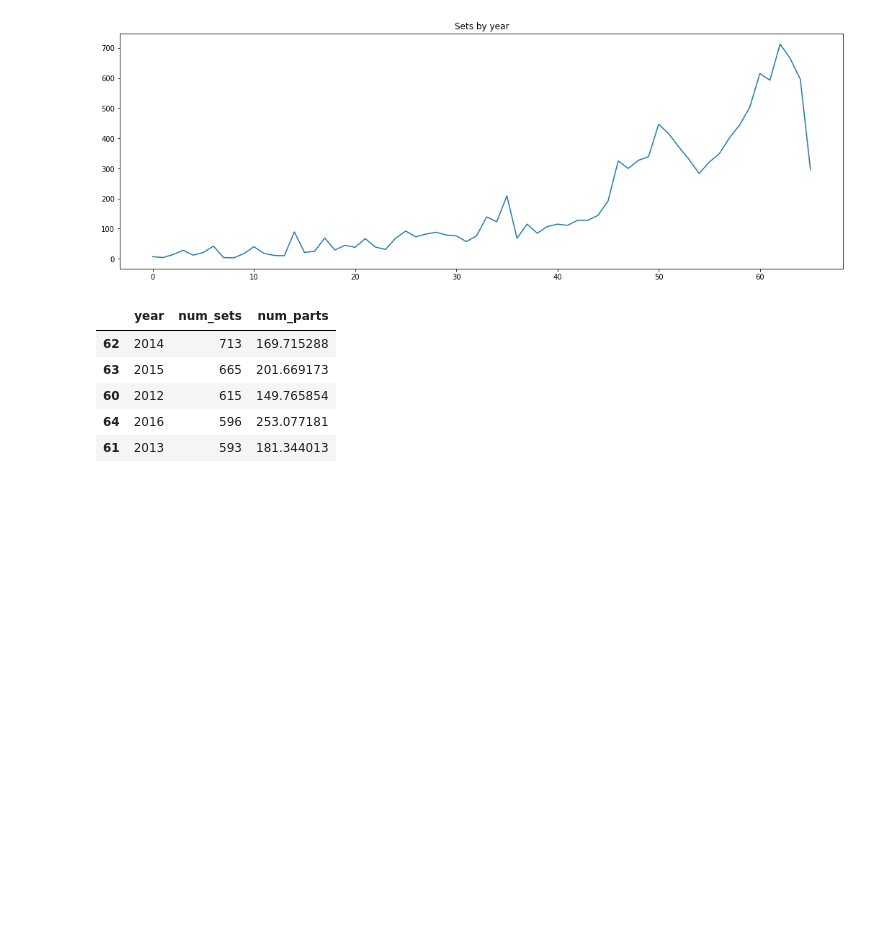
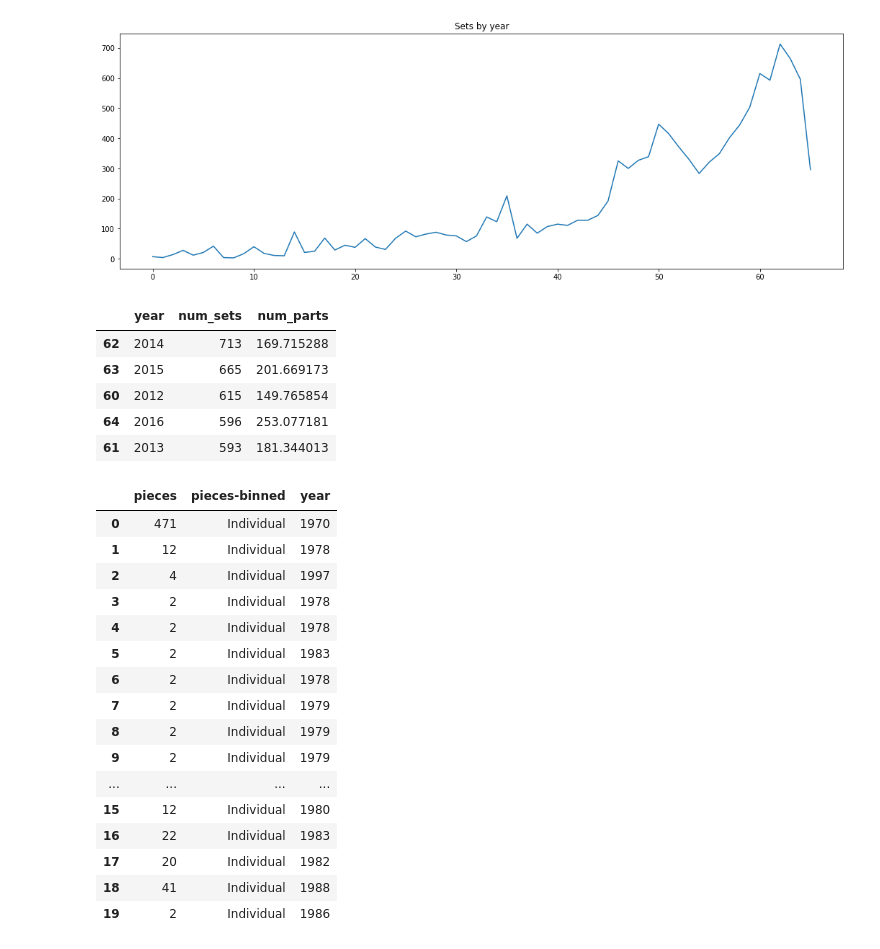
Before and after one commit to RodolfoPerna/portfolio, a Jupyter notebook: Lego_History.ipynb, the cells around one changed output. Cells and saved outputs as stored; diff of their text form; code cells hidden in the pictures; blank space fills up the shorter version.

```diff
--- a/Lego_History.ipynb
+++ b/Lego_History.ipynb
@@ -223,3 +223,26 @@ sets_by_year.merge(parts_by_year, on='year').sort_values(by = 'num_sets', ascend
 | 60 | 2012 | 615 | 149.765854 |
 | 64 | 2016 | 596 | 253.077181 |
 | 61 | 2013 | 593 | 181.344013 |
+# %%
+bins = np.linspace(min(sets["pieces"]), max(sets["pieces"]), 13)
+group_names = ['Individual','Tiny','Micro','Mini','Small', 'Regular','Medium','Large','X-Large', 'Super', 'Awasome', 'OMG']
+sets['pieces-binned'] = pd.cut(sets['pieces'], bins, labels=group_names, include_lowest=True )
+sets[['pieces','pieces-binned','year']].head(20)
+# %% [output]
+|  | pieces | pieces-binned | year |
+| 0 | 471 | Individual | 1970 |
+| 1 | 12 | Individual | 1978 |
+| 2 | 4 | Individual | 1997 |
+| 3 | 2 | Individual | 1978 |
+| 4 | 2 | Individual | 1978 |
+| 5 | 2 | Individual | 1983 |
+| 6 | 2 | Individual | 1978 |
+| 7 | 2 | Individual | 1979 |
+| 8 | 2 | Individual | 1979 |
+| 9 | 2 | Individual | 1979 |
+| ... | ... | ... | ... |
+| 15 | 12 | Individual | 1980 |
+| 16 | 22 | Individual | 1983 |
+| 17 | 20 | Individual | 1982 |
+| 18 | 41 | Individual | 1988 |
+| 19 | 2 | Individual | 1986 |
```
Also changed, not shown: parts of 2 cells of this notebook.
